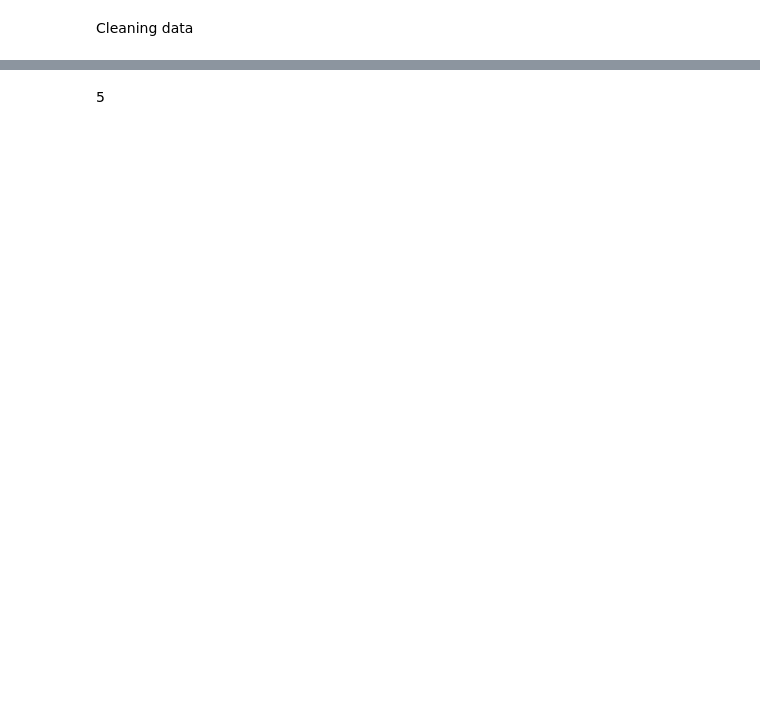
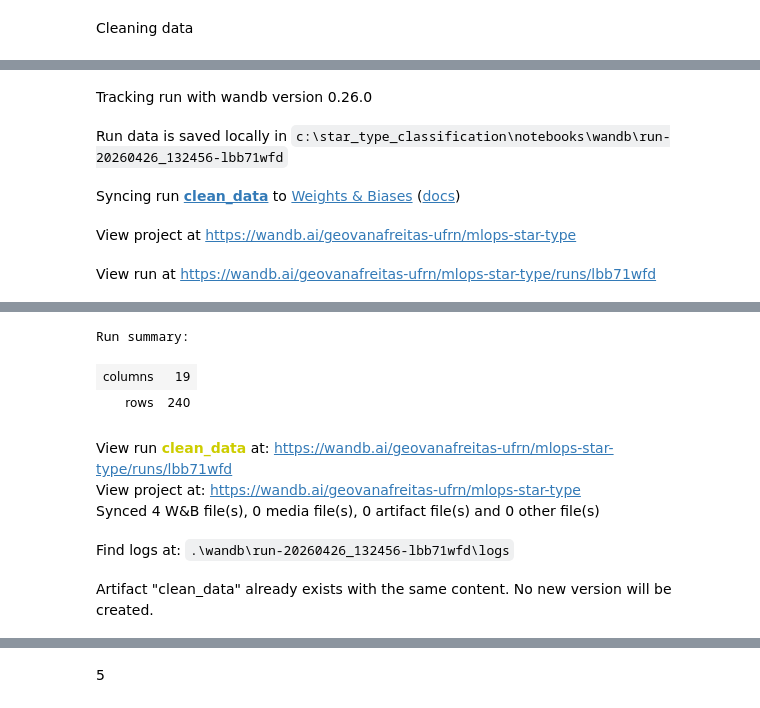
Before and after one commit to geovanasaraiva/mlops-star-type-classification, a Jupyter notebook: notebooks/jupyter notebook ia.ipynb, the cells around one changed output, grey strips where cells are left out. Drawn from its saved outputs; the diff is of its cells as text; code cells hidden in the pictures; blank space fills up the shorter version.

Commit message:
feature selection add, update jupyter notebook, run pipeline and add commits

```diff
--- a/notebooks/jupyter notebook ia.ipynb
+++ b/notebooks/jupyter notebook ia.ipynb
@@ -238,0 +137,20 @@ PASS: Valores dentro dos intervalos esperados.
+# %%
+#Normalize text in the Color column.
+df_clean['Color']=df_clean['Color'].str.lower().str.strip()
+
+#Standardize similar color categories.
+df_clean['Color']=df_clean['Color'].replace({
+    'yellow-white':'white-yellow',
+    'yellowish white':'white-yellow',
+    'blue white':'blue-white',
+    'whitish':'white'
+})
+
+#Apply one-hot encoding to categorical variables.
+df_clean=pd.get_dummies(
+    df_clean,
+    columns=['Color','Spectral_Class'],
+    drop_first=True
+)
+
+print(f"New columns after encoding: {df_clean.columns.tolist()}")
@@ -238,0 +209,31 @@ PASS: Valores dentro dos intervalos esperados.
+# %%
+#Initialize Weights and Biases run.
+wandb.init(
+    project="mlops-star-type",
+    job_type="clean_data",
+    name="clean_data"
+)
+
+#Create dataset artifact for cleaned data.
+artifact=wandb.Artifact(
+    "clean_data",
+    type="dataset",
+    description="Star type classification after deduplication and imputation."
+)
+
+#Save cleaned dataset to temporary file.
+temp_path="temp_clean.csv"
+df_clean.to_csv(temp_path,index=False)
+
+#Add file to artifact.
+artifact.add_file(temp_path)
+
+#Log artifact to W&B.
+wandb.log_artifact(artifact)
+
+#Store dataset metadata.
+wandb.summary["rows"]=len(df_clean)
+wandb.summary["columns"]=df_clean.shape[1]
+
+wandb.finish()
+# %% [output]
@@ -238,0 +241,5 @@ PASS: Valores dentro dos intervalos esperados.
+Tracking run with wandb version 0.26.0
+Run data is saved locally in c:\star_type_classification\notebooks\wandb\run-20260426_132456-lbb71wfd
+Syncing run clean_data to Weights & Biases (docs)
+View project at https://wandb.ai/geovanafreitas-ufrn/mlops-star-type
+View run at https://wandb.ai/geovanafreitas-ufrn/mlops-star-type/runs/lbb71wfd
@@ -238,0 +247,8 @@ PASS: Valores dentro dos intervalos esperados.
+Run summary:
+| columns | 19 |
+| rows | 240 |
+View run clean_data at: https://wandb.ai/geovanafreitas-ufrn/mlops-star-type/runs/lbb71wfd
+View project at: https://wandb.ai/geovanafreitas-ufrn/mlops-star-type
+Synced 4 W&B file(s), 0 media file(s), 0 artifact file(s) and 0 other file(s)
+Find logs at: .\wandb\run-20260426_132456-lbb71wfd\logs
+Artifact "clean_data" already exists with the same content. No new version will be created.
```
Also changed, not shown: parts of 36 cells of this notebook, 11 other files.
